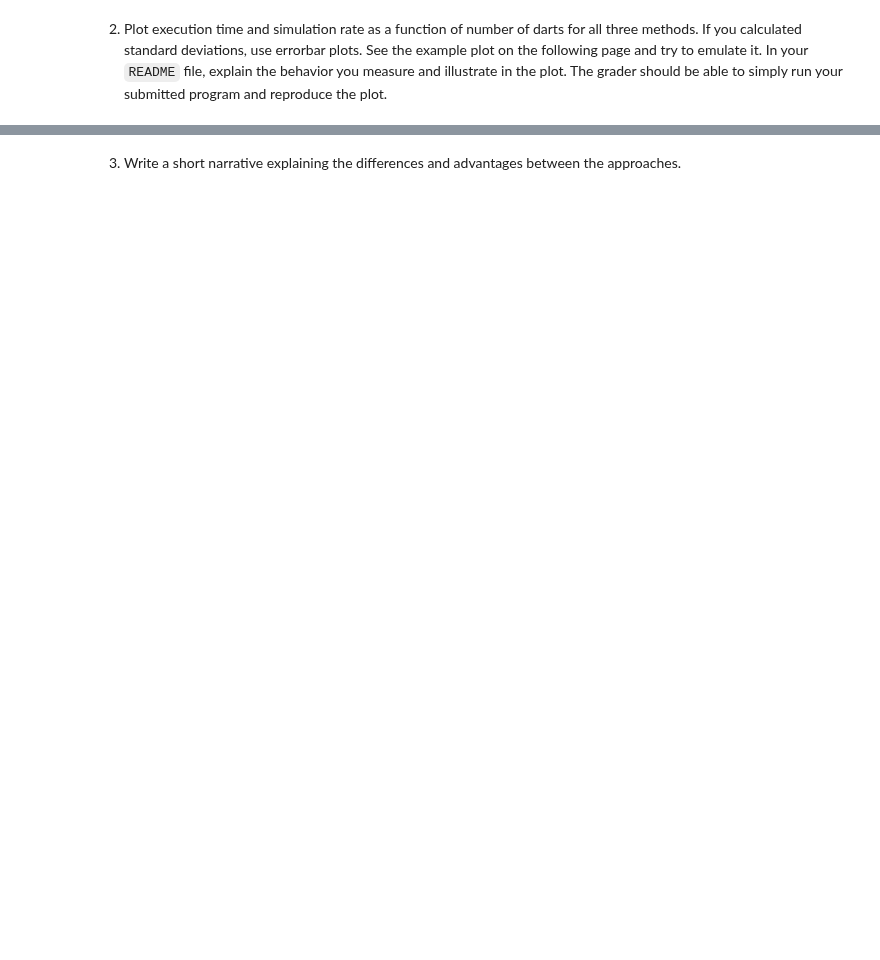
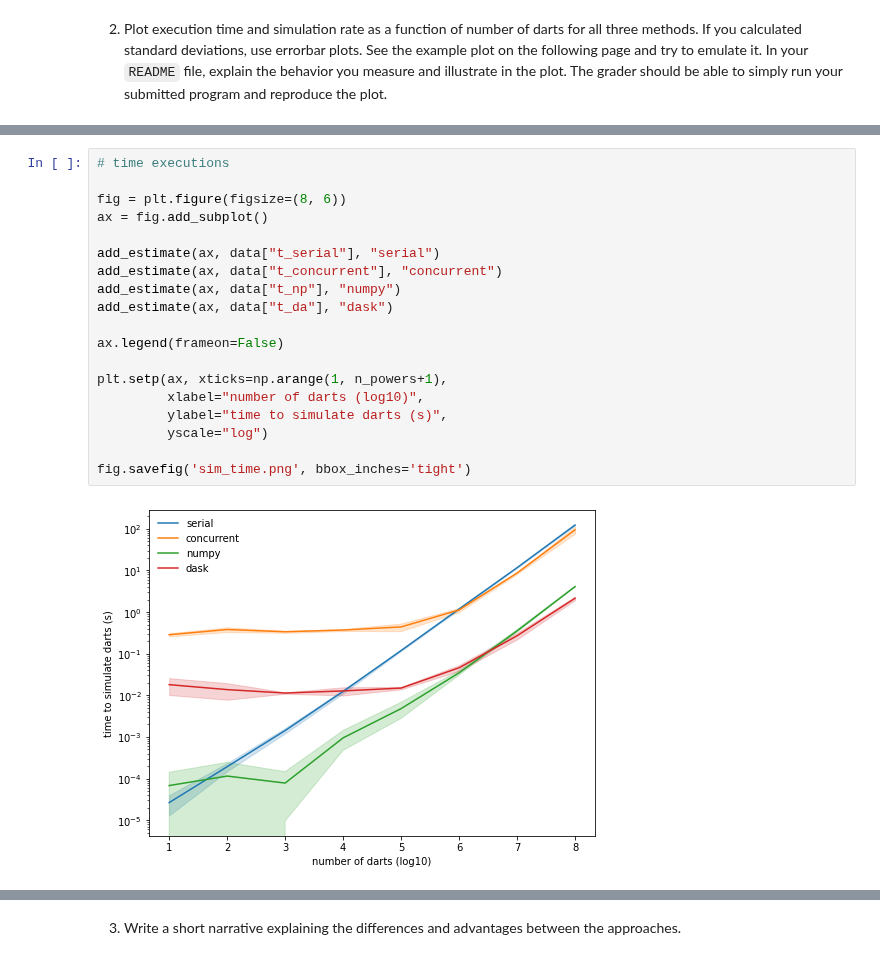
Before and after one commit to zbalewski/python-ay250-homework, a Jupyter notebook: hw_4/hw_4_parallelism.ipynb, the cells around one changed output, grey strips where cells are left out. Cells and saved outputs as stored; diff of their text form; blank space fills up the shorter version.

```diff
--- a/hw_4/hw_4_parallelism.ipynb
+++ b/hw_4/hw_4_parallelism.ipynb
@@ -267,0 +311,21 @@ plt.setp(ax, xticks=np.arange(1, n_powers+1),
+# %%
+# time executions
+
+fig = plt.figure(figsize=(8, 6))
+ax = fig.add_subplot()
+
+add_estimate(ax, data["t_serial"], "serial")
+add_estimate(ax, data["t_concurrent"], "concurrent")
+add_estimate(ax, data["t_np"], "numpy")
+add_estimate(ax, data["t_da"], "dask")
+
+ax.legend(frameon=False)
+
+plt.setp(ax, xticks=np.arange(1, n_powers+1),
+         xlabel="number of darts (log10)",
+         ylabel="time to simulate darts (s)",
+         yscale="log")
+
+fig.savefig('sim_time.png', bbox_inches='tight')
+# %% [output]
+[figure, added]
```
Also changed, not shown: parts of 25 cells of this notebook, 4 other files.
